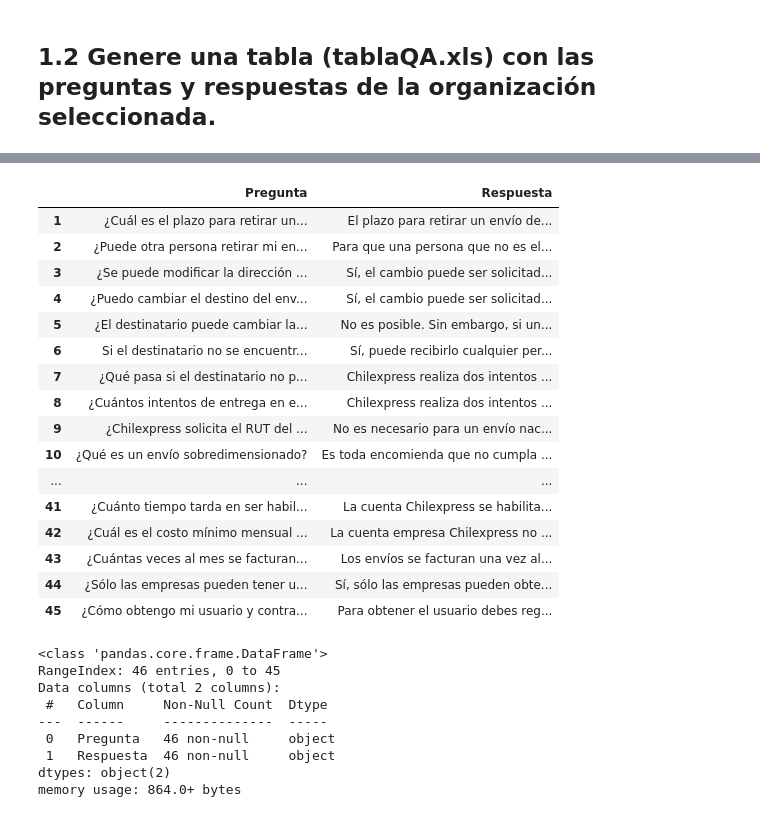
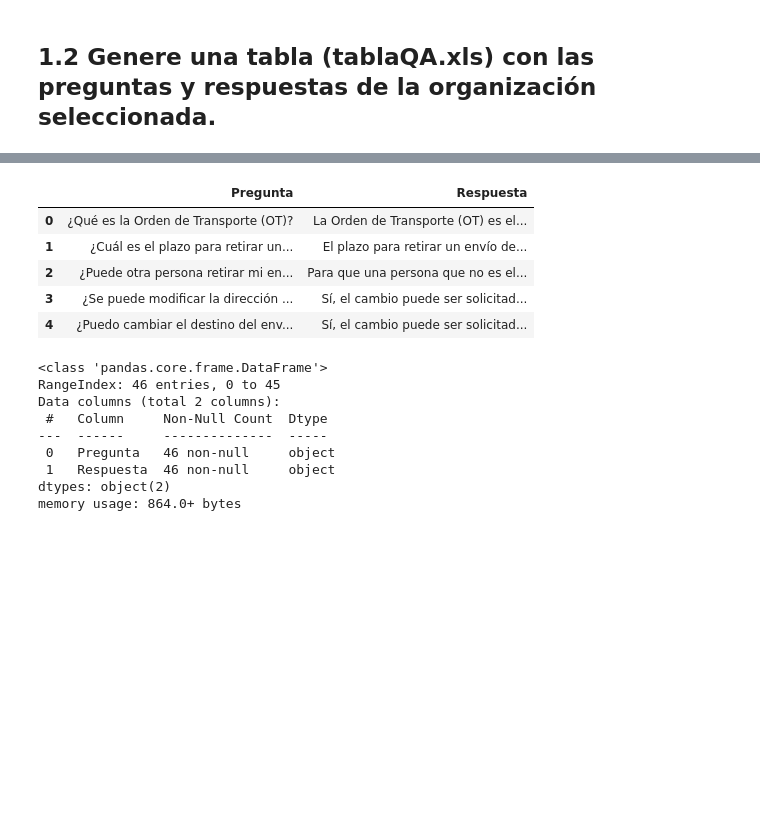
Before and after one commit to alvaro-neira/nlp-homework2, a Jupyter notebook: Tarea_2_NLP_Grupo_3.ipynb, the cells around one changed output, grey strips where cells are left out. Cells and saved outputs as stored; diff of their text form; code cells hidden in the pictures; blank space fills up the shorter version.

```diff
--- a/Tarea_2_NLP_Grupo_3.ipynb
+++ b/Tarea_2_NLP_Grupo_3.ipynb
@@ -45,25 +43,14 @@ tablaQA.csv         100%[===================>]  14.46K  --.-KB/s    in 0s
 # %%
 import pandas as pd
 qa = pd.read_csv('/content/tablaQA.csv', sep=';')
-qa.tail(45)
+qa.head()
 # %% [output]
 |  | Pregunta | Respuesta |
+| 0 | ¿Qué es la Orden de Transporte (OT)? | La Orden de Transporte (OT) es el... |
 | 1 | ¿Cuál es el plazo para retirar un... | El plazo para retirar un envío de... |
 | 2 | ¿Puede otra persona retirar mi en... | Para que una persona que no es el... |
 | 3 | ¿Se puede modificar la dirección ... | Sí, el cambio puede ser solicitad... |
 | 4 | ¿Puedo cambiar el destino del env... | Sí, el cambio puede ser solicitad... |
-| 5 | ¿El destinatario puede cambiar la... | No es posible. Sin embargo, si un... |
-| 6 | Si el destinatario no se encuentr... | Sí, puede recibirlo cualquier per... |
-| 7 | ¿Qué pasa si el destinatario no p... | Chilexpress realiza dos intentos ... |
-| 8 | ¿Cuántos intentos de entrega en e... | Chilexpress realiza dos intentos ... |
-| 9 | ¿Chilexpress solicita el RUT del ... | No es necesario para un envío nac... |
-| 10 | ¿Qué es un envío sobredimensionado? | Es toda encomienda que no cumpla ... |
-| ... | ... | ... |
-| 41 | ¿Cuánto tiempo tarda en ser habil... | La cuenta Chilexpress se habilita... |
-| 42 | ¿Cuál es el costo mínimo mensual ... | La cuenta empresa Chilexpress no ... |
-| 43 | ¿Cuántas veces al mes se facturan... | Los envíos se facturan una vez al... |
-| 44 | ¿Sólo las empresas pueden tener u... | Sí, sólo las empresas pueden obte... |
-| 45 | ¿Cómo obtengo mi usuario y contra... | Para obtener el usuario debes reg... |
 # %%
 qa.info()
 # %% [output]
```
Also changed, not shown: parts of 46 cells of this notebook.
